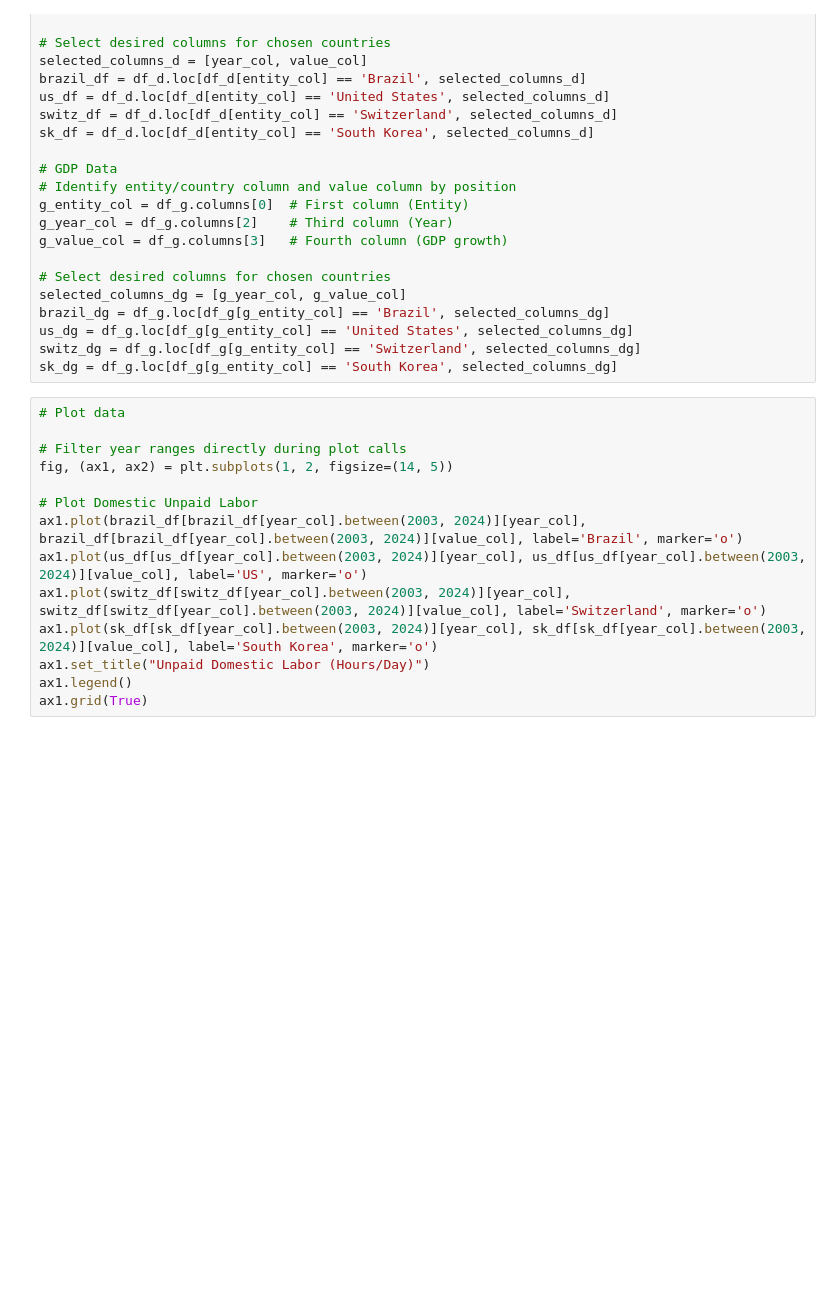
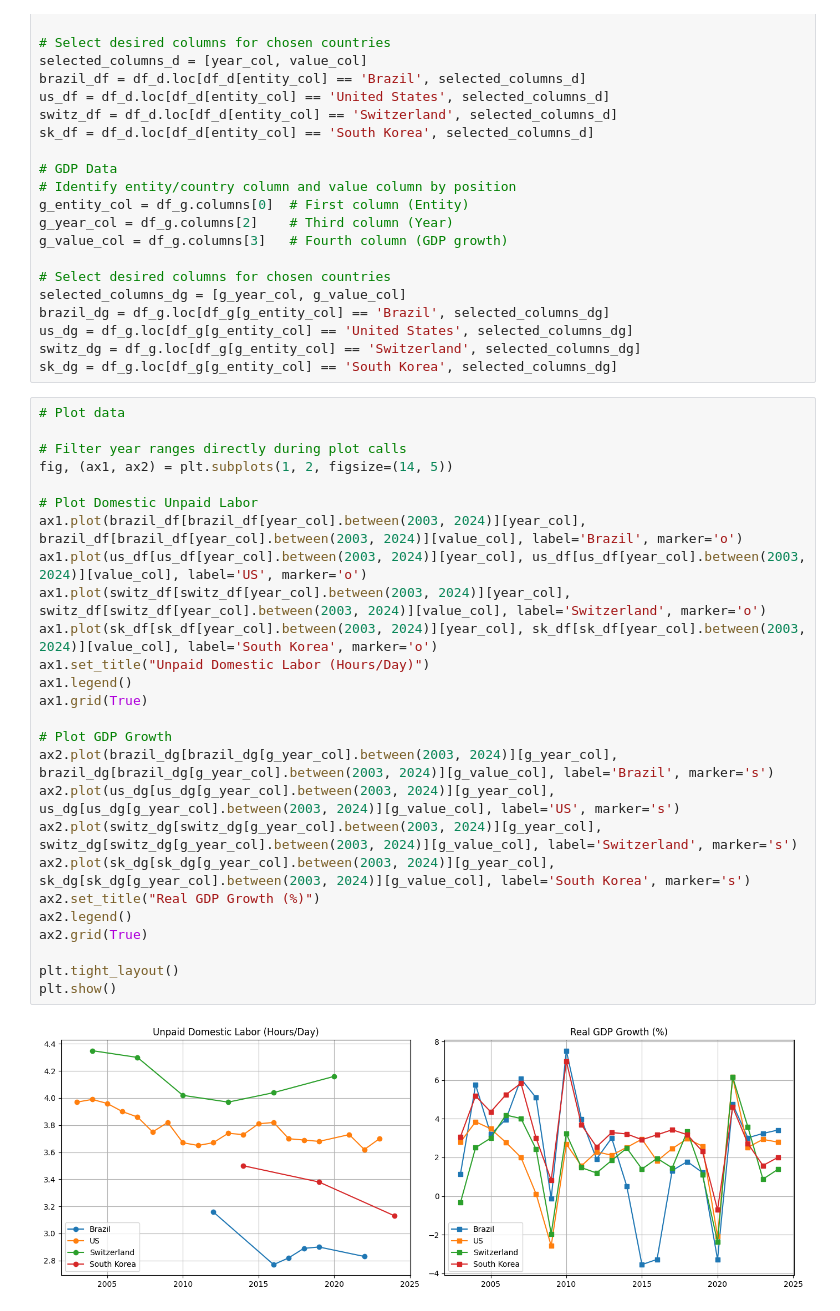
Before and after one commit to yuxru/submissions_b02, a Jupyter notebook: b02_vis.ipynb, the cells around one changed output. Drawn from its saved outputs; the diff is of its cells as text; blank space fills up the shorter version.

```diff
--- a/b02_vis.ipynb
+++ b/b02_vis.ipynb
@@ -45,14 +45,28 @@ sk_dg = df_g.loc[df_g[g_entity_col] == 'South Korea', selected_columns_dg]
 # %%
 # Plot data
 
 # Filter year ranges directly during plot calls
 fig, (ax1, ax2) = plt.subplots(1, 2, figsize=(14, 5))
 
 # Plot Domestic Unpaid Labor
 ax1.plot(brazil_df[brazil_df[year_col].between(2003, 2024)][year_col], brazil_df[brazil_df[year_col].between(2003, 2024)][value_col], label='Brazil', marker='o')
 ax1.plot(us_df[us_df[year_col].between(2003, 2024)][year_col], us_df[us_df[year_col].between(2003, 2024)][value_col], label='US', marker='o')
 ax1.plot(switz_df[switz_df[year_col].between(2003, 2024)][year_col], switz_df[switz_df[year_col].between(2003, 2024)][value_col], label='Switzerland', marker='o')
 ax1.plot(sk_df[sk_df[year_col].between(2003, 2024)][year_col], sk_df[sk_df[year_col].between(2003, 2024)][value_col], label='South Korea', marker='o')
 ax1.set_title("Unpaid Domestic Labor (Hours/Day)")
 ax1.legend()
 ax1.grid(True)
+
+# Plot GDP Growth
+ax2.plot(brazil_dg[brazil_dg[g_year_col].between(2003, 2024)][g_year_col], brazil_dg[brazil_dg[g_year_col].between(2003, 2024)][g_value_col], label='Brazil', marker='s')
+ax2.plot(us_dg[us_dg[g_year_col].between(2003, 2024)][g_year_col], us_dg[us_dg[g_year_col].between(2003, 2024)][g_value_col], label='US', marker='s')
+ax2.plot(switz_dg[switz_dg[g_year_col].between(2003, 2024)][g_year_col], switz_dg[switz_dg[g_year_col].between(2003, 2024)][g_value_col], label='Switzerland', marker='s')
+ax2.plot(sk_dg[sk_dg[g_year_col].between(2003, 2024)][g_year_col], sk_dg[sk_dg[g_year_col].between(2003, 2024)][g_value_col], label='South Korea', marker='s')
+ax2.set_title("Real GDP Growth (%)")
+ax2.legend()
+ax2.grid(True)
+
+plt.tight_layout()
+plt.show()
+# %% [output]
+[figure, added]
```
